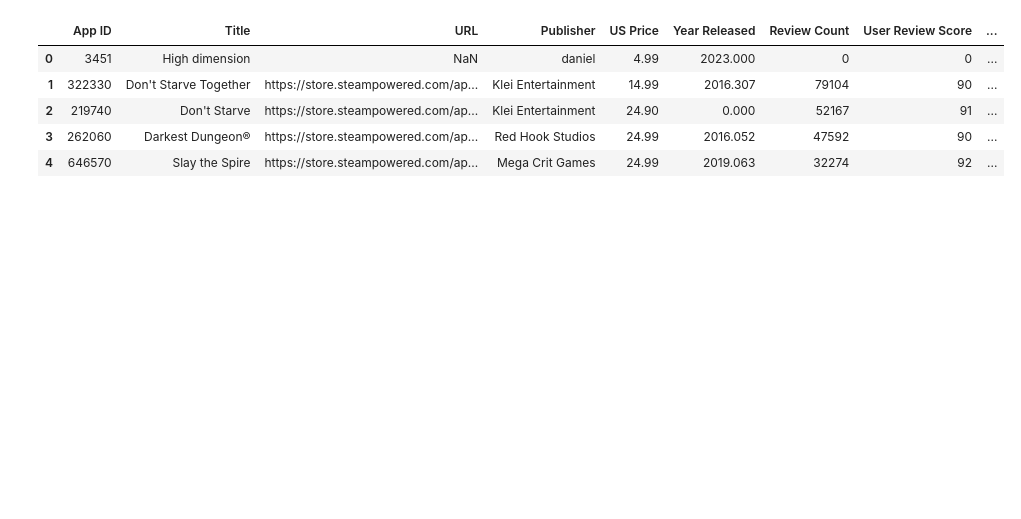
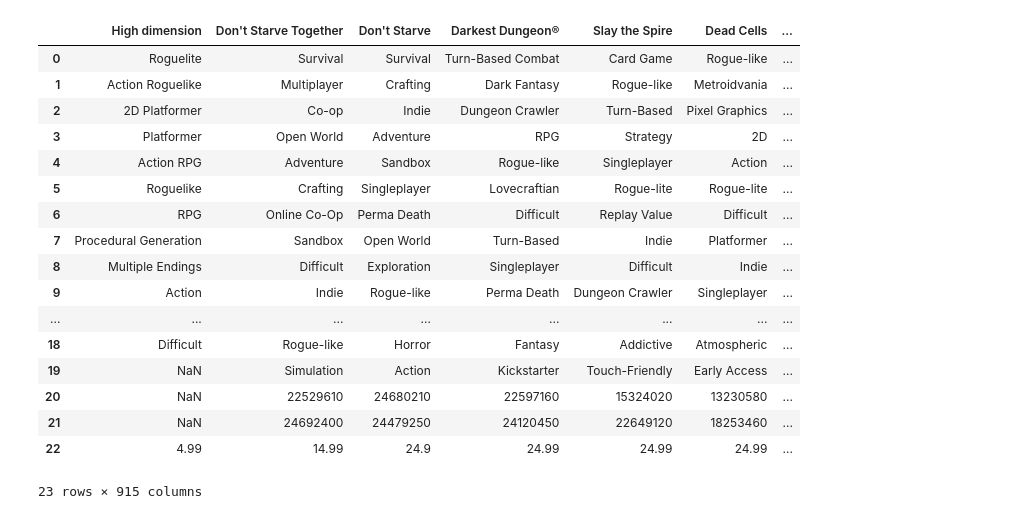
Before and after one commit to DanielSchimit/portfolio, a Jupyter notebook: STEAM/Analise steam.ipynb, the cells around one changed output. Cells and saved outputs as stored; diff of their text form; code cells hidden in the pictures; blank space fills up the shorter version.

```diff
--- a/STEAM/Analise steam.ipynb
+++ b/STEAM/Analise steam.ipynb
@@ -8,12 +8,24 @@ import pandas as pd
 filtro_rogue = r'C:\Users\danie\OneDrive\Documentos\GitHub\portfolio\STEAM\Ajuda_grupo_data_science.xlsx'
 df = pd.read_excel(filtro_rogue)
 # %%
-df.head()
+df.head(25)
 # %% [output]
-|  | App ID | Title | URL | Publisher | US Price | Year Released | Review Count | User Review Score | ... |
-| 0 | 3451 | High dimension | NaN | daniel | 4.99 | 2023.000 | 0 | 0 | ... |
-| 1 | 322330 | Don't Starve Together | https://store.steampowered.com/ap... | Klei Entertainment | 14.99 | 2016.307 | 79104 | 90 | ... |
-| 2 | 219740 | Don't Starve | https://store.steampowered.com/ap... | Klei Entertainment | 24.90 | 0.000 | 52167 | 91 | ... |
-| 3 | 262060 | Darkest Dungeon® | https://store.steampowered.com/ap... | Red Hook Studios | 24.99 | 2016.052 | 47592 | 90 | ... |
-| 4 | 646570 | Slay the Spire | https://store.steampowered.com/ap... | Mega Crit Games | 24.99 | 2019.063 | 32274 | 92 | ... |
+|  | High dimension | Don't Starve Together | Don't Starve | Darkest Dungeon® | Slay the Spire | Dead Cells | ... |
+| 0 | Roguelite | Survival | Survival | Turn-Based Combat | Card Game | Rogue-like | ... |
+| 1 | Action Roguelike | Multiplayer | Crafting | Dark Fantasy | Rogue-like | Metroidvania | ... |
+| 2 | 2D Platformer | Co-op | Indie | Dungeon Crawler | Turn-Based | Pixel Graphics | ... |
+| 3 | Platformer | Open World | Adventure | RPG | Strategy | 2D | ... |
+| 4 | Action RPG | Adventure | Sandbox | Rogue-like | Singleplayer | Action | ... |
+| 5 | Roguelike | Crafting | Singleplayer | Lovecraftian | Rogue-lite | Rogue-lite | ... |
+| 6 | RPG | Online Co-Op | Perma Death | Difficult | Replay Value | Difficult | ... |
+| 7 | Procedural Generation | Sandbox | Open World | Turn-Based | Indie | Platformer | ... |
+| 8 | Multiple Endings | Difficult | Exploration | Singleplayer | Difficult | Indie | ... |
+| 9 | Action | Indie | Rogue-like | Perma Death | Dungeon Crawler | Singleplayer | ... |
+| ... | ... | ... | ... | ... | ... | ... | ... |
+| 18 | Difficult | Rogue-like | Horror | Fantasy | Addictive | Atmospheric | ... |
+| 19 | NaN | Simulation | Action | Kickstarter | Touch-Friendly | Early Access | ... |
+| 20 | NaN | 22529610 | 24680210 | 22597160 | 15324020 | 13230580 | ... |
+| 21 | NaN | 24692400 | 24479250 | 24120450 | 22649120 | 18253460 | ... |
+| 22 | 4.99 | 14.99 | 24.9 | 24.99 | 24.99 | 24.99 | ... |
+23 rows × 915 columns
 # %%
```
Also changed, not shown: parts of 5 cells of this notebook, 1 other file.
